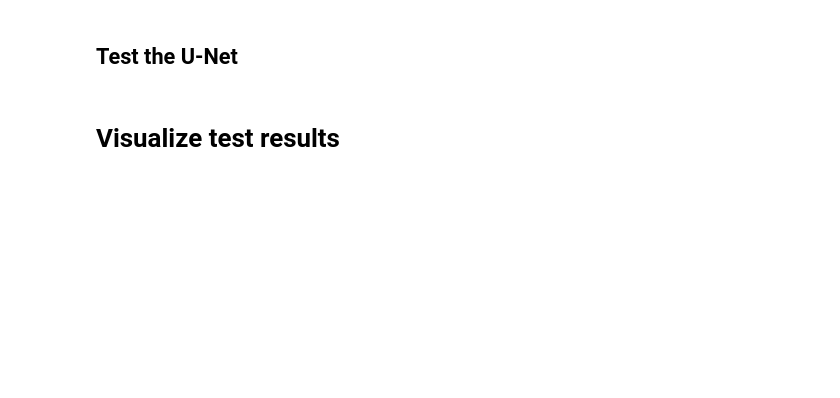
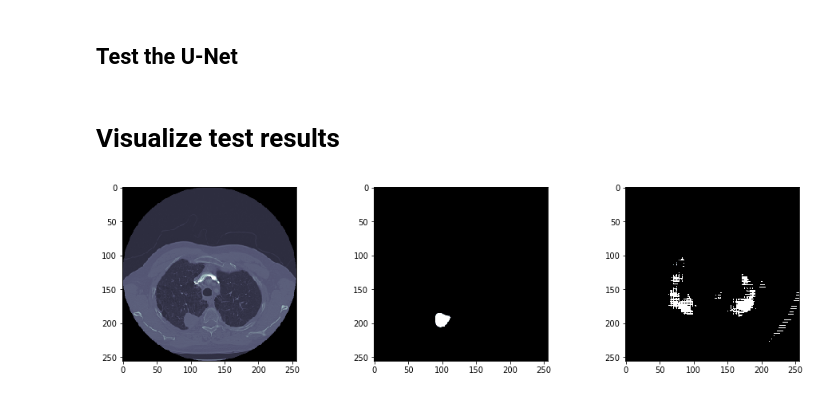
Before and after one commit to maggiebasta/lung-cancer-thesis, a Jupyter notebook: unet_3d/trainUnet.ipynb, the cells around one changed output. Drawn from its saved outputs; the diff is of its cells as text; code cells hidden in the pictures; blank space fills up the shorter version.

Commit message:
initial 3D model run

```diff
--- a/unet_3d/trainUnet.ipynb
+++ b/unet_3d/trainUnet.ipynb
@@ -68,12 +66,14 @@ label_generator_test = ImageDataGenerator(
 train_generator = generator(
     TRAIN_PATH,
     image_generator_train,
-    label_generator_train
+    label_generator_train,
+    batch_sz=1,
 )
 test_generator = generator(
     TEST_PATH,
     image_generator_test,
-    label_generator_test
+    label_generator_test,
+    batch_sz=1
 )
 # %%
 show_augmentation('data/train/image1/1.png', image_generator_train, n_rows=1)
@@ -105,7 +105,7 @@ model_checkpoint = ModelCheckpoint(MODEL_NAME, monitor='loss',verbose=1, save_be
 # %%
 model.fit_generator(
   train_generator,
-  steps_per_epoch = 8,
-  epochs = 2
+  steps_per_epoch = 2000,
+  epochs = 5
 )
 # %% [output]
@@ -134,8 +125,27 @@ results = model.predict(X_train[0].reshape(1, 256, 256, 4, 1), 2, verbose=1)
+# %%
+# results = model.predict(X_test, 2, verbose=1)
+
+x1 = np.array(io.imread('data/test/image1/3.png', as_gray=True))
+x2 = np.array(io.imread('data/test/image2/3.png', as_gray=True))
+x3 = np.array(io.imread('data/test/image3/3.png', as_gray=True))
+x4 = np.array(io.imread('data/test/image4/3.png', as_gray=True))
+X = np.array([x1, x2, x3, x4])
+
+y1 = np.array(io.imread('data/test/label1/3.png', as_gray=True))
+y2 = np.array(io.imread('data/test/label2/3.png', as_gray=True))
+y3 = np.array(io.imread('data/test/label3/3.png', as_gray=True))
+y4 = np.array(io.imread('data/test/label4/3.png', as_gray=True))
+Y = np.array([y1, y2, y3, y4])
+
+Y_hat = model.predict(X.reshape(1, 256, 256, 4, 1))
 # %% [markdown]
 # Visualize test results
 # %%
 fig, axs = plt.subplots(1, 3, figsize=(16, 4))
-axs[0].imshow(X_train[0].reshape(4, 256, 256)[0], cmap='bone')
-axs[1].imshow(y_train[0].reshape(4, 256, 256)[0], cmap='bone')
-axs[2].imshow(results[0].reshape(4, 256, 256)[0], cmap='bone')
+
+axs[0].imshow(X[1], cmap='bone')
+axs[1].imshow(Y[1], cmap='bone')
+axs[2].imshow(Y_hat[0].reshape(4, 256, 256)[1], cmap='bone')
 plt.show()
+# %% [output]
+[figure, added]
```
Also changed, not shown: parts of 5 cells of this notebook, 1 other file.
